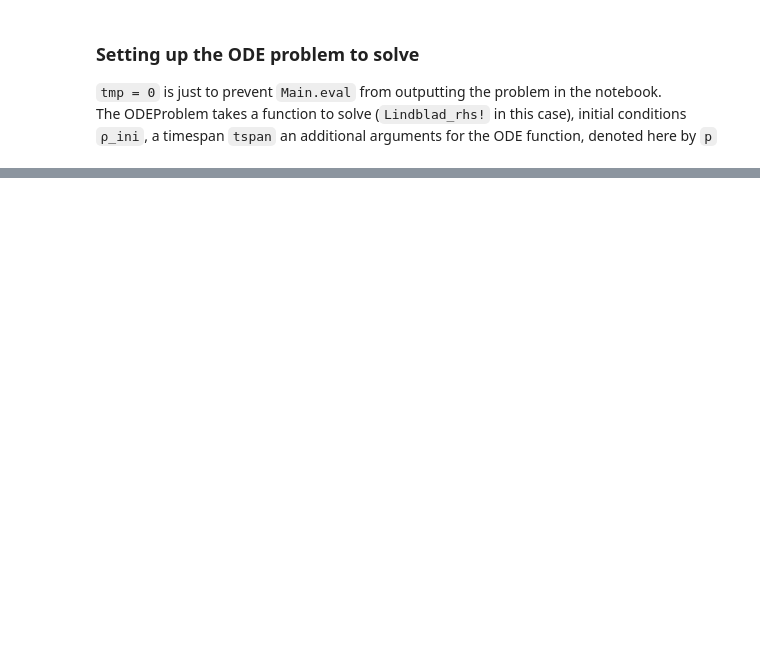
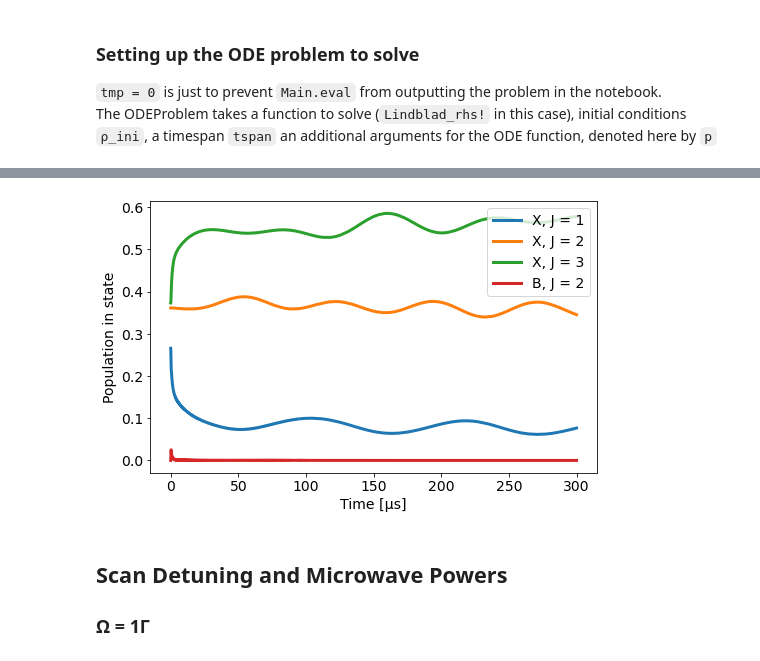
Before and after one commit to ograsdijk/optical-bloch, a Jupyter notebook: Check effect depletion measurement with microwaves 2.ipynb, the cells around one changed output, grey strips where cells are left out. Cells and saved outputs as stored; diff of their text form; code cells hidden in the pictures; blank space fills up the shorter version.

```diff
--- a/Check effect depletion measurement with microwaves 2.ipynb
+++ b/Check effect depletion measurement with microwaves 2.ipynb
@@ -34,7 +37,7 @@ script_dir = Path().parent.absolute()
 Define what states from the $X ^1\Sigma$ electronic state are to be included in the simulation.
 # %%
 #Define what states are to be included in the simulation
-Js_g = [0,1,2,3] # J values to be included
+Js_g = [1,2,3] # J values to be included
 I_F = 1/2 #Fluorine nuclear spin
 I_Tl = 1/2 #Thallium nuclear spin
 
@@ -124,7 +127,7 @@ with open(path_B, 'rb') as f:
 H_B = generate_B_hamiltonian_function(H_B)
 
 # generate coupled basis states
-Jmin = 0
+Jmin = 1
 Jmax = 3
 I_F = 1/2
 I_Tl = 1/2
@@ -572,17 +644,24 @@ def J_slice(J):
         return np.s_[np.sum(levels[:-1]):np.sum(levels)]
 # %%
 T = 6.3
-ρ_ini = np.zeros([67,67], dtype = 'complex')
+ρ_ini = np.zeros(H_rot.shape, dtype = 'complex')
 
-for J in range(0,4):
+filled = 0
+for J in range(1,4):
     p = population(J, T)
     levels = J_levels(J)
-    sl = J_slice(J)
+#     sl = J_slice(J)
+    sl = np.s_[filled:filled+levels]
     np.fill_diagonal(ρ_ini[sl, sl], p/levels)
-
+    filled += levels
 ρ_ini /= np.diag(ρ_ini).sum()
 # %%
 Ω =  1*Γ
+Ωμ1 = 0.01*Γ
+Ωμ2 = 0.01*Γ
+ϕlaser = 0*np.pi
+ϕμ1 = 0.5*np.pi
+ϕμ2 = 1*np.pi
 ωp = Γ
 νp = ωp/(2*np.pi)
 Δ = 0
@@ -591,13 +670,19 @@ Main.ωp = ωp
 Main.νp = νp
 Main.Δ = Δ
 Main.Γ = Γ
+Main.Ωμ1 = Ωμ1
+Main.Ωμ2 = Ωμ2
+# necessary because Main.ϕ gives an error
+Main.eval(f"ϕlaser = {ϕlaser}")
+Main.eval(f"ϕμ1 = {ϕμ1}")
+Main.eval(f"ϕμ2 = {ϕμ2}")
 
 Main.ρ_ini = ρ_ini
 
 # setting up the parameters to send to the differential equation
-Main.eval("p = [Ω, νp, Δ]")
+Main.eval("p = [Ω, νp, Δ, Ωμ1, Ωμ2, ϕlaser, ϕμ1, ϕμ2]")
 
-for par in 'Γ, Ω, Δ, ωp, νp'.split(','):
+for par in 'Γ, Ω, νp, Δ, Ωμ1, Ωμ2, ϕlaser, ϕμ1, ϕμ2'.split(','):
     try:
         Main.eval(f"@eval @everywhere {par} = ${par}")
     except Exception as e:
@@ -629,20 +723,25 @@ Main.eval("""
 # %%
 ut = np.array(Main.eval("sol[:]")).T
 pop_results = np.real(np.einsum('jji->ji',ut.reshape((ρ_ini.shape[0], ρ_ini.shape[1], ut.shape[2]))))
 t_array = Main.eval("sol.t")
 
-#Plot populations in different J over time when using the exponentiation method
-P0_triplet = np.sum(pop_results[1:4,:], axis = 0)
-P0_singlet = np.sum(pop_results[0:1,:], axis = 0)
-P2 = np.sum(pop_results[4:24,:], axis = 0)
-PB1 = np.sum(pop_results[24:,:], axis = 0)
+#Plot populations in different J over time
+P1 = np.sum(pop_results[:12,:], axis = 0)
+P2 = np.sum(pop_results[12:32,:], axis = 0)
+P3 = np.sum(pop_results[32:60,:], axis = 0)
+PE = np.sum(pop_results[60:,:], axis = 0)
 
 fig, ax = plt.subplots(figsize = (8,5))
-ax.plot(t_array*1e6, P0_triplet, label = 'X, J = 0, F = 1', lw = 3)
-ax.plot(t_array*1e6, P0_singlet, label = 'X, J = 0, F = 0', lw = 3)
+ax.plot(t_array*1e6, P1, label = 'X, J = 1', lw = 3)
 ax.plot(t_array*1e6, P2, label = 'X, J = 2', lw = 3)
-ax.plot(t_array*1e6, PB1, label = 'B, J = 1', lw = 3)
+ax.plot(t_array*1e6, P3, label = 'X, J = 3', lw = 3)
+ax.plot(t_array*1e6, PE, label = 'B, J = 2', lw = 3)
 ax.legend(fontsize = 14)
 ax.set_xlabel("Time [μs]")
 ax.set_ylabel("Population in state")
 set_fontsize(ax, 14)
+# %% [output]
+[figure, added]
+# %% [markdown]
+## Scan Detuning and Microwave Powers
+### Ω = 1Γ
```
Also changed, not shown: parts of 21 cells of this notebook.
